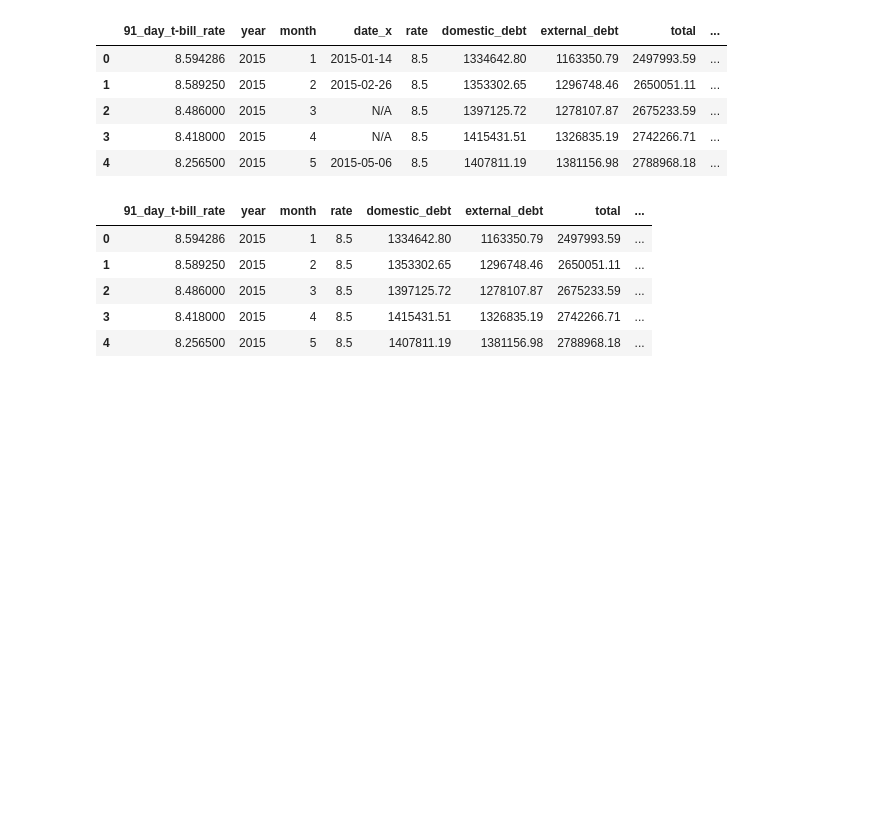
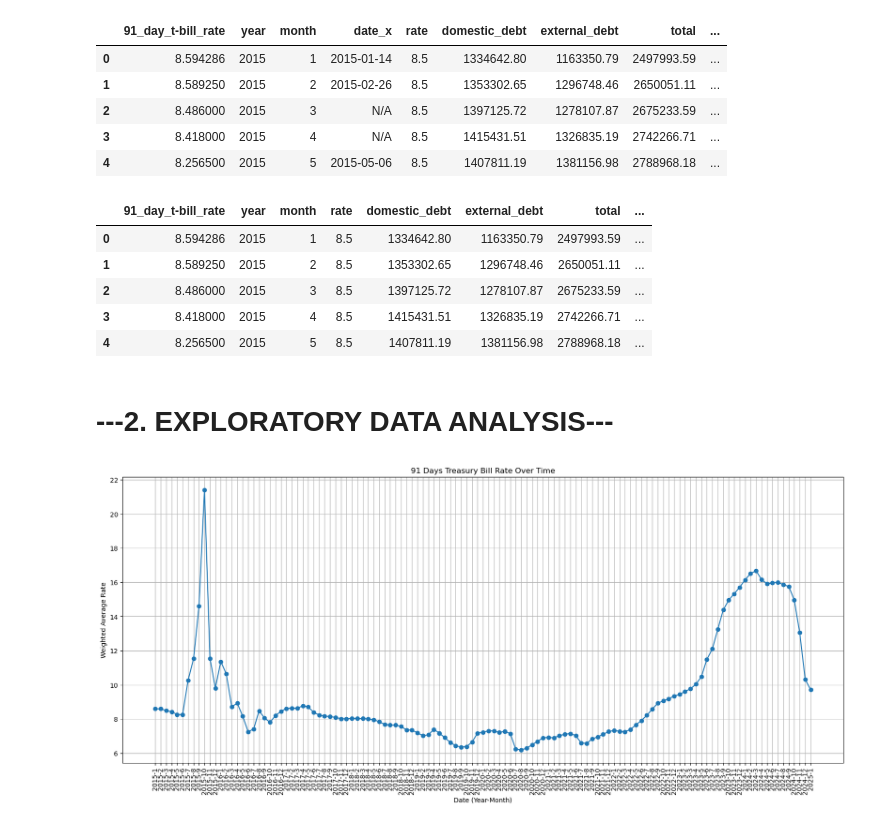
Before and after one commit to boniface2025/GROUP-6-CAPSTONE-PROJECT-PHASE-5, a Jupyter notebook: project note book.ipynb, the cells around one changed output. Drawn from its saved outputs; the diff is of its cells as text; code cells hidden in the pictures; blank space fills up the shorter version.

```diff
--- a/project note book.ipynb
+++ b/project note book.ipynb
@@ -874,3 +874,21 @@ merged_df.head()
 | 2 | 8.486000 | 2015 | 3 | 8.5 | 1397125.72 | 1278107.87 | 2675233.59 | ... |
 | 3 | 8.418000 | 2015 | 4 | 8.5 | 1415431.51 | 1326835.19 | 2742266.71 | ... |
 | 4 | 8.256500 | 2015 | 5 | 8.5 | 1407811.19 | 1381156.98 | 2788968.18 | ... |
+# %% [markdown]
+# ---2. EXPLORATORY DATA ANALYSIS---
+# %%
+# graphing trends of 91 days treasury bill rate
+plt.figure(figsize=(20, 8))
+plt.plot(
+	merged_df['year'].astype(str) + '-' + merged_df['month'].astype(str),
+	merged_df['91_day_t-bill_rate'],
+	marker='o'
+)
+plt.title('91 Days Treasury Bill Rate Over Time')
+plt.xlabel('Date (Year-Month)')
+plt.ylabel('Weighted Average Rate')
+plt.xticks(rotation=90)
+plt.grid()
+plt.show()
+# %% [output]
+[figure, added]
```
Also changed, not shown: parts of 26 cells of this notebook.
